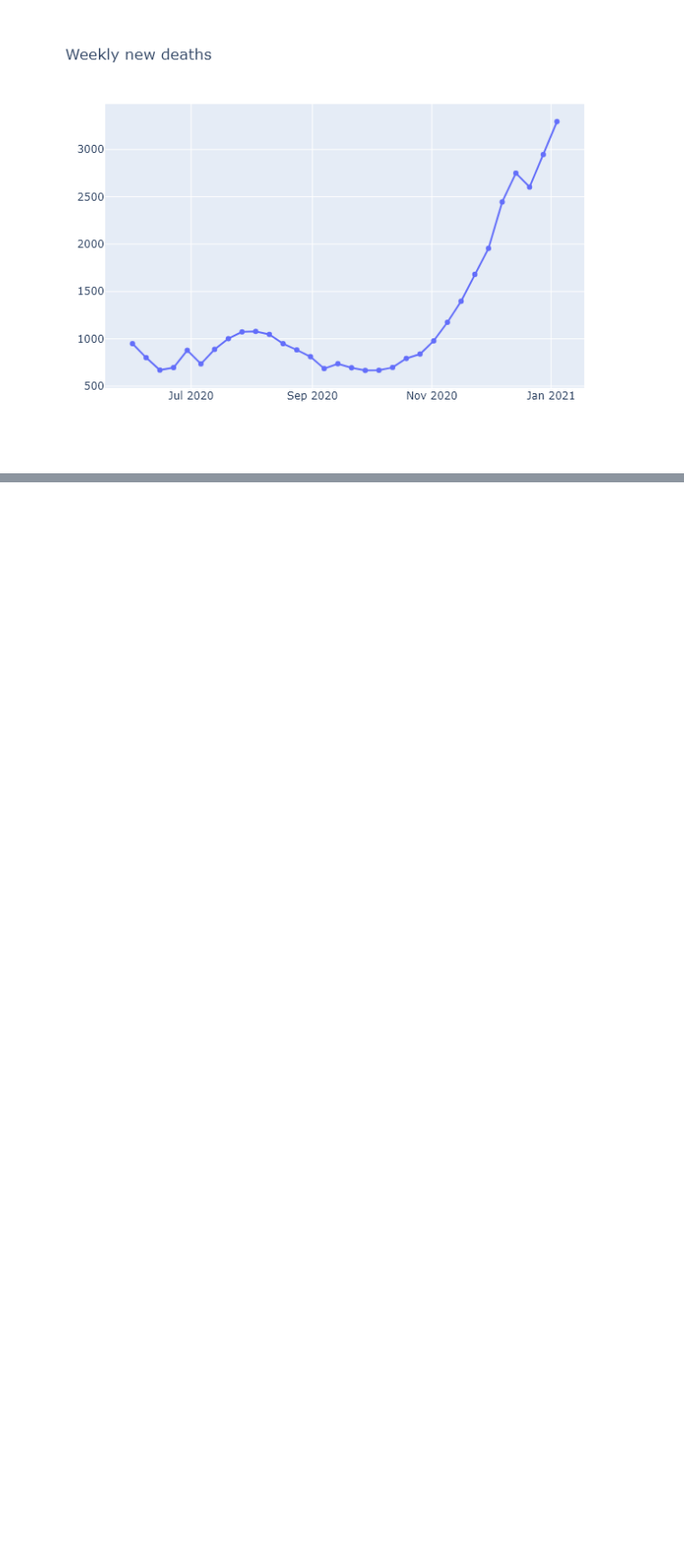
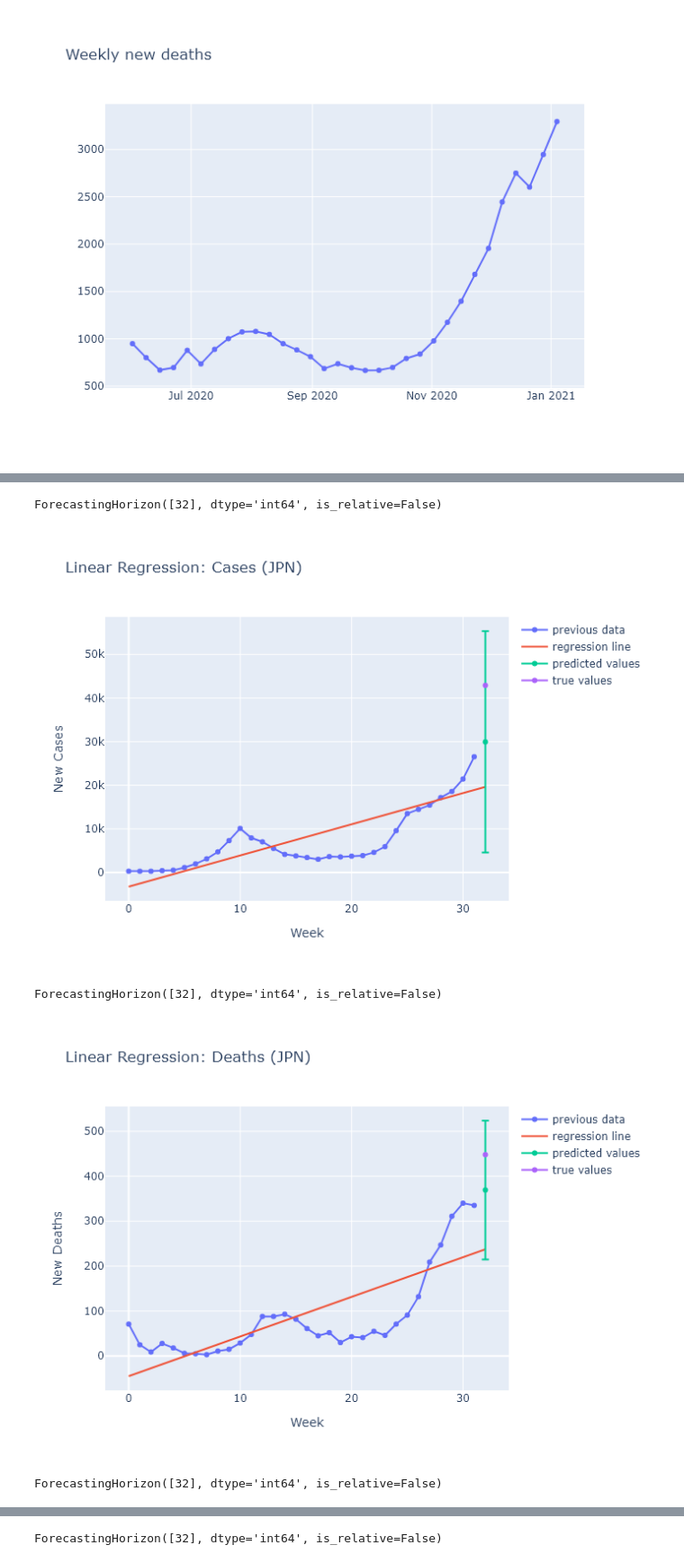
Before and after one commit to aiwayemi/Group-1, a Jupyter notebook: Project_Stage_4_Team.ipynb, the cells around one changed output, grey strips where cells are left out. Shown at 90% size. Saved outputs shown, nothing was run; the diff lists cells and outputs as text; code cells hidden in the pictures; blank space fills up the shorter version.

```diff
--- a/Project_Stage_4_Team.ipynb
+++ b/Project_Stage_4_Team.ipynb
@@ -165,0 +176,31 @@ Discussion
+# %%
+country_data = pd.read_csv("Country_Data/owid-covid-data.csv")
+countries = ["JPN", "BRA", "DEU", "GRL", "CHN", "RUS"] #ISO codes of selected countries: Japan, Brazil, Greenland, China, and Russia
+#location; date; new_cases; new_deaths
+# %%
+def get_country_data(iso : str):
+    cols = ["location", "date", "new_cases", "new_deaths"]
+    data = country_data[country_data["iso_code"] == iso] #Restrict to country
+    data["date"] = pd.to_datetime(data["date"])
+    data = data.loc[(data["date"] >= datetime.datetime(2020, 5, 25))
+                    & (data["date"] <= datetime.datetime(2021, 1, 10)),
+                    data.columns.isin(cols)] #restrict to specific dates and columns
+    data=data.loc[~data["new_cases"].eq(0)] #get rid of rows with 0 in "new_cases"
+
+
+    data.index = [i for i in range(len(data["location"]))]
+
+    data_cases = data.drop("new_deaths", axis = 1)
+    data_deaths = data.drop("new_cases", axis = 1)
+
+    data_cases = data_cases.rename(columns={"new_cases": "sum"})
+    data_deaths = data_deaths.rename(columns={"new_deaths": "sum"})
+
+    return data_cases, data_deaths
+# %%
+ccases = []
+cdeaths = []
+for i in range(len(countries)) :
+    cc, cd = get_country_data(countries[i])
+    ccases.append(cc)
+    cdeaths.append(cd)
@@ -165,0 +225,11 @@ Discussion
+# %%
+#get linear reg graphs
+for i in range(len(countries)) :
+    create_reg_plot(ccases[i], cd = "c", title="Linear Regression: Cases ({})".format(countries[i]))
+    create_reg_plot(cdeaths[i], cd = "d", title="Linear Regression: Deaths ({})".format(countries[i]))
+# %% [output]
+ForecastingHorizon([32], dtype='int64', is_relative=False)
+[figure, added]
+ForecastingHorizon([32], dtype='int64', is_relative=False)
+[figure, added]
+ForecastingHorizon([32], dtype='int64', is_relative=False)
@@ -165,0 +237 @@ Discussion
+ForecastingHorizon([32], dtype='int64', is_relative=False)
```
Also changed, not shown: parts of 11 cells of this notebook.
